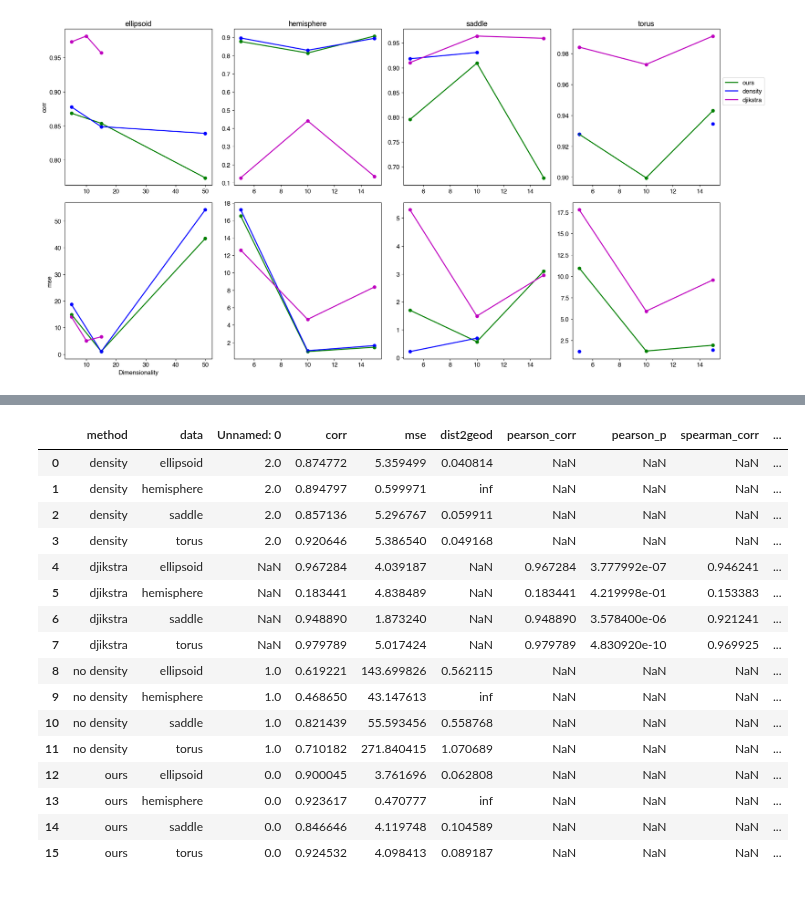
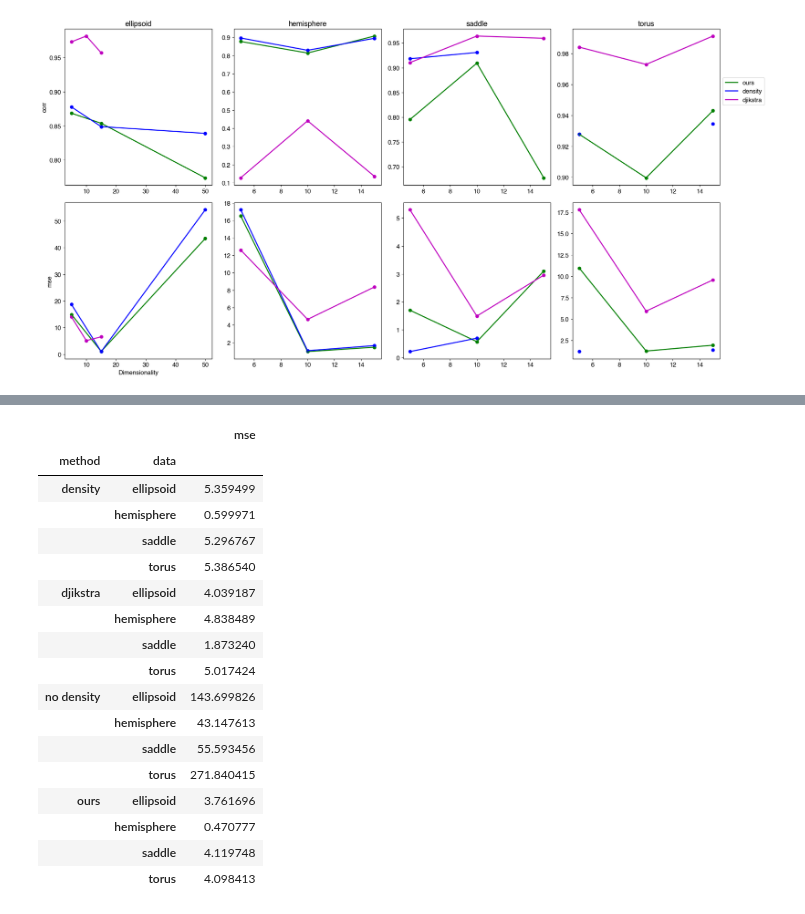
Before and after one commit to KrishnaswamyLab/GeometryAwareGenerativeAutoencoder, a Jupyter notebook: src/comparison/plot_geodesic_corr.ipynb, the cells around one changed output, grey strips where cells are left out. Drawn from its saved outputs; the diff is of its cells as text; code cells hidden in the pictures.

```diff
--- a/src/comparison/plot_geodesic_corr.ipynb
+++ b/src/comparison/plot_geodesic_corr.ipynb
@@ -298,28 +314,30 @@ df['data'] = df['data_name'].apply(lambda x:  x.split('_')[0])
 # %%
 # group by method and data_name, and take the mean of the metrics
 small_df = df[(df['method'] != 'phate') & (df['method'] != 'diffusion_map')]
 small_df = small_df[small_df['dim'] != '50']
 small_df = small_df[small_df['noise'] != '0.7']
 small_df = small_df[small_df['noise'] != '0.9']
 small_df = small_df[small_df['noise'] != '0.5']
-# mean, std
-grouped = small_df.groupby(['method', 'data']).mean().reset_index()
+
+# only take 'mse' column
+grouped = small_df[['method', 'data', 'mse']].groupby(['method', 'data']).mean()
 grouped
 # %% [output]
-|  | method | data | Unnamed: 0 | corr | mse | dist2geod | pearson_corr | pearson_p | spearman_corr | ... |
-| 0 | density | ellipsoid | 2.0 | 0.874772 | 5.359499 | 0.040814 | NaN | NaN | NaN | ... |
-| 1 | density | hemisphere | 2.0 | 0.894797 | 0.599971 | inf | NaN | NaN | NaN | ... |
-| 2 | density | saddle | 2.0 | 0.857136 | 5.296767 | 0.059911 | NaN | NaN | NaN | ... |
-| 3 | density | torus | 2.0 | 0.920646 | 5.386540 | 0.049168 | NaN | NaN | NaN | ... |
-| 4 | djikstra | ellipsoid | NaN | 0.967284 | 4.039187 | NaN | 0.967284 | 3.777992e-07 | 0.946241 | ... |
-| 5 | djikstra | hemisphere | NaN | 0.183441 | 4.838489 | NaN | 0.183441 | 4.219998e-01 | 0.153383 | ... |
-| 6 | djikstra | saddle | NaN | 0.948890 | 1.873240 | NaN | 0.948890 | 3.578400e-06 | 0.921241 | ... |
-| 7 | djikstra | torus | NaN | 0.979789 | 5.017424 | NaN | 0.979789 | 4.830920e-10 | 0.969925 | ... |
-| 8 | no density | ellipsoid | 1.0 | 0.619221 | 143.699826 | 0.562115 | NaN | NaN | NaN | ... |
-| 9 | no density | hemisphere | 1.0 | 0.468650 | 43.147613 | inf | NaN | NaN | NaN | ... |
-| 10 | no density | saddle | 1.0 | 0.821439 | 55.593456 | 0.558768 | NaN | NaN | NaN | ... |
-| 11 | no density | torus | 1.0 | 0.710182 | 271.840415 | 1.070689 | NaN | NaN | NaN | ... |
-| 12 | ours | ellipsoid | 0.0 | 0.900045 | 3.761696 | 0.062808 | NaN | NaN | NaN | ... |
-| 13 | ours | hemisphere | 0.0 | 0.923617 | 0.470777 | inf | NaN | NaN | NaN | ... |
-| 14 | ours | saddle | 0.0 | 0.846646 | 4.119748 | 0.104589 | NaN | NaN | NaN | ... |
-| 15 | ours | torus | 0.0 | 0.924532 | 4.098413 | 0.089187 | NaN | NaN | NaN | ... |
+|  |  | mse |
+| method | data |  |
+| density | ellipsoid | 5.359499 |
+|  | hemisphere | 0.599971 |
+|  | saddle | 5.296767 |
+|  | torus | 5.386540 |
+| djikstra | ellipsoid | 4.039187 |
+|  | hemisphere | 4.838489 |
+|  | saddle | 1.873240 |
+|  | torus | 5.017424 |
+| no density | ellipsoid | 143.699826 |
+|  | hemisphere | 43.147613 |
+|  | saddle | 55.593456 |
+|  | torus | 271.840415 |
+| ours | ellipsoid | 3.761696 |
+|  | hemisphere | 0.470777 |
+|  | saddle | 4.119748 |
+|  | torus | 4.098413 |
```
Also changed, not shown: parts of 5 cells of this notebook, 3 other files.
